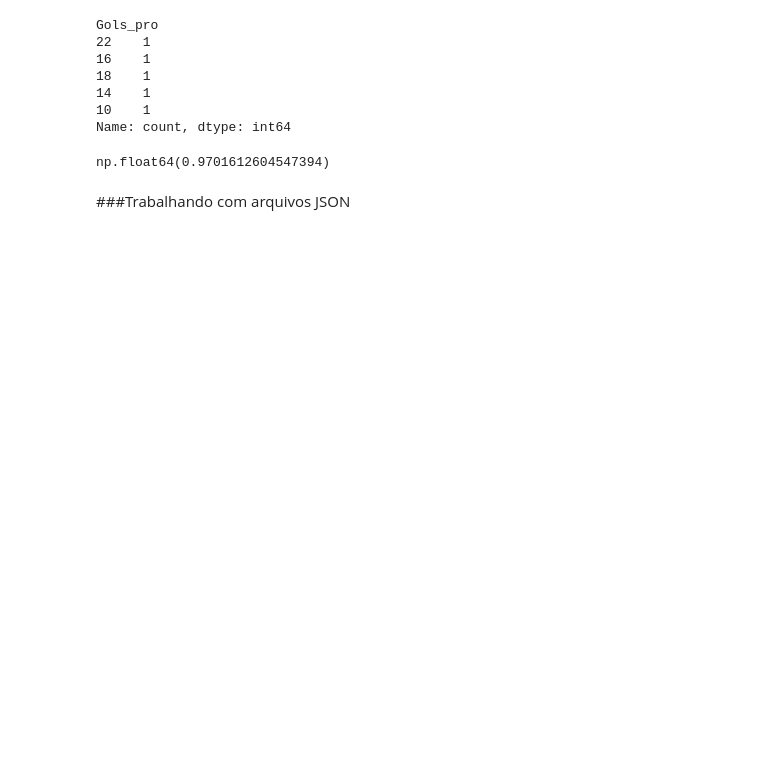
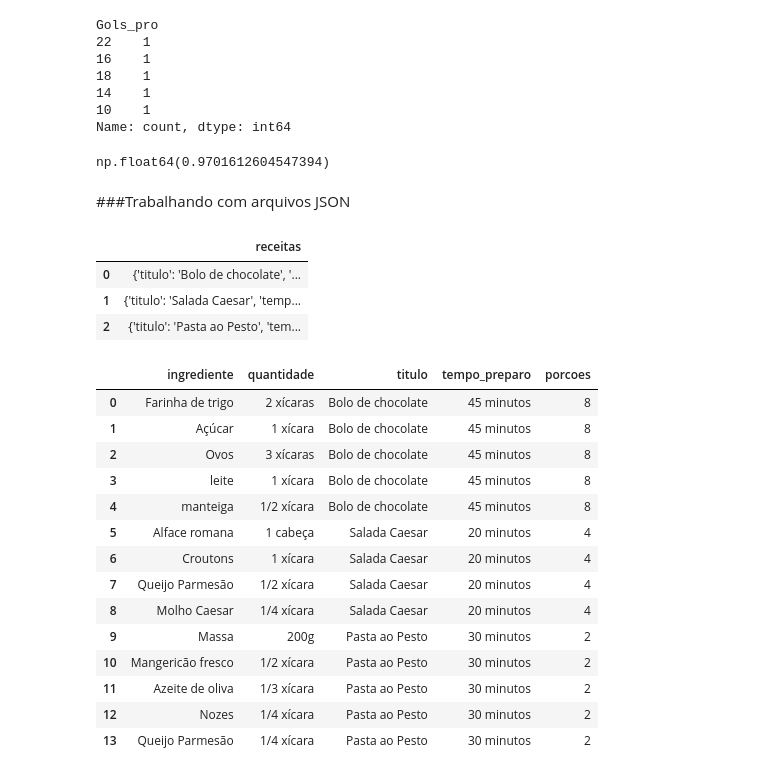
Before and after one commit to leandroclv/Analise_Dados_Python_Panda, a Jupyter notebook: pandas/introducao_pandas.ipynb, the cells around one changed output. Cells and saved outputs as stored; diff of their text form; code cells hidden in the pictures; blank space fills up the shorter version.

```diff
--- a/pandas/introducao_pandas.ipynb
+++ b/pandas/introducao_pandas.ipynb
@@ -674,3 +674,33 @@ with open('dados/receitas.json', 'w', encoding='utf-8') as file:
     json.dump(dados_receitas, file, ensure_ascii=False, indent=4)
 # %%
 df = pd.read_json('dados/receitas.json', encoding='utf-8')
+df
+# %% [output]
+|  | receitas |
+| 0 | {'titulo': 'Bolo de chocolate', '... |
+| 1 | {'titulo': 'Salada Caesar', 'temp... |
+| 2 | {'titulo': 'Pasta ao Pesto', 'tem... |
+# %%
+df_receitas = pd.json_normalize(
+    df['receitas'],
+    'ingredientes',
+    ['titulo', 'tempo_preparo',  'porcoes']
+)
+# %%
+df_receitas
+# %% [output]
+|  | ingrediente | quantidade | titulo | tempo_preparo | porcoes |
+| 0 | Farinha de trigo | 2 xícaras | Bolo de chocolate | 45 minutos | 8 |
+| 1 | Açúcar | 1 xícara | Bolo de chocolate | 45 minutos | 8 |
+| 2 | Ovos | 3 xícaras | Bolo de chocolate | 45 minutos | 8 |
+| 3 | leite | 1 xícara | Bolo de chocolate | 45 minutos | 8 |
+| 4 | manteiga | 1/2 xícara | Bolo de chocolate | 45 minutos | 8 |
+| 5 | Alface romana | 1 cabeça | Salada Caesar | 20 minutos | 4 |
+| 6 | Croutons | 1 xícara | Salada Caesar | 20 minutos | 4 |
+| 7 | Queijo Parmesão | 1/2 xícara | Salada Caesar | 20 minutos | 4 |
+| 8 | Molho Caesar | 1/4 xícara | Salada Caesar | 20 minutos | 4 |
+| 9 | Massa | 200g | Pasta ao Pesto | 30 minutos | 2 |
+| 10 | Mangericão fresco | 1/2 xícara | Pasta ao Pesto | 30 minutos | 2 |
+| 11 | Azeite de oliva | 1/3 xícara | Pasta ao Pesto | 30 minutos | 2 |
+| 12 | Nozes | 1/4 xícara | Pasta ao Pesto | 30 minutos | 2 |
+| 13 | Queijo Parmesão | 1/4 xícara | Pasta ao Pesto | 30 minutos | 2 |
```
Also changed, not shown: parts of 1 cell of this notebook, 1 other file.
